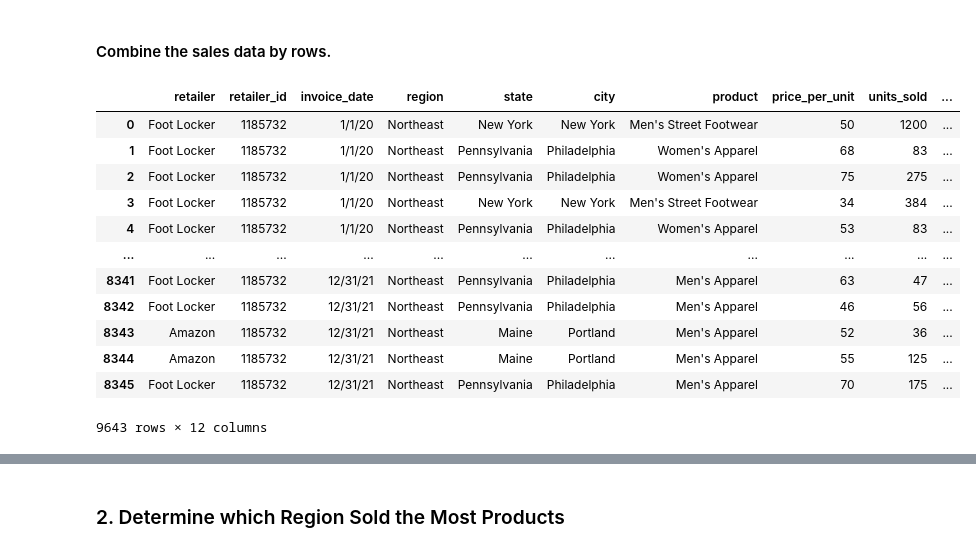
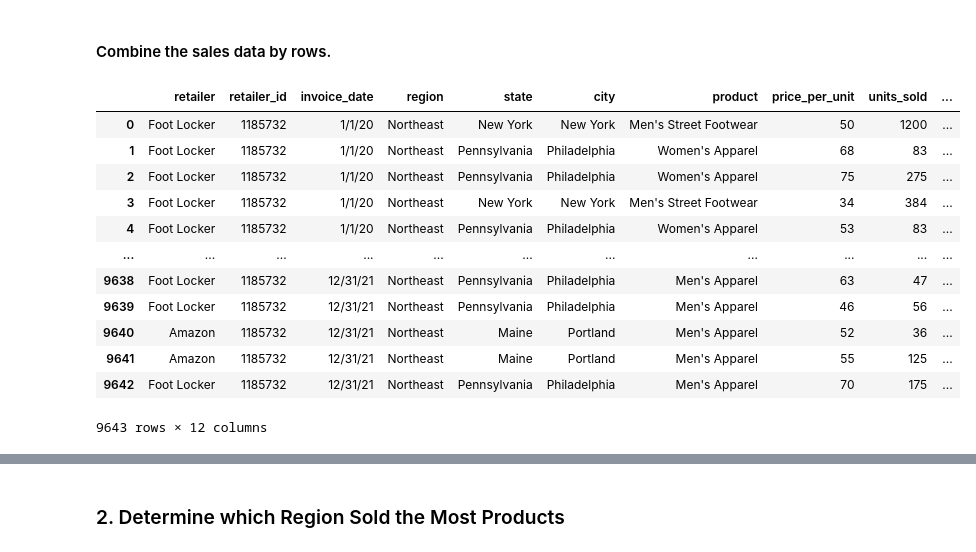
Before and after one commit to brian-campbell/athletic_sales_analysis, a Jupyter notebook: athletic_sales_analysis.ipynb, the cells around one changed output, grey strips where cells are left out. Drawn from its saved outputs; the diff is of its cells as text; code cells hidden in the pictures.

```diff
--- a/athletic_sales_analysis.ipynb
+++ b/athletic_sales_analysis.ipynb
@@ -96,24 +125,30 @@ memory usage: 782.6+ KB
 # %% [markdown]
 #### Combine the sales data by rows.
 # %%
+"""
+Combine the 2020 and 2021 data into a single dataframe. This does an inner join
+on the data using the 'concat' command from the Dataframe class. Then reset the
+index. This is done per the requirements of the challenge.
+"""
 # Combine the 2020 and 2021 sales DataFrames on the rows and reset the index.
 frames = [sales_2020_df, sales_2021_df]
 
-merged_df = pd.concat ( frames )
-merged_df.reset_index ()
+merged_df = pd.concat ( frames, join = 'inner', ignore_index = True )
+
+merged_df.reset_index ( drop = True )
 
 merged_df
 # %% [output]
 |  | retailer | retailer_id | invoice_date | region | state | city | product | price_per_unit | units_sold | ... |
 | 0 | Foot Locker | 1185732 | 1/1/20 | Northeast | New York | New York | Men's Street Footwear | 50 | 1200 | ... |
 | 1 | Foot Locker | 1185732 | 1/1/20 | Northeast | Pennsylvania | Philadelphia | Women's Apparel | 68 | 83 | ... |
 | 2 | Foot Locker | 1185732 | 1/1/20 | Northeast | Pennsylvania | Philadelphia | Women's Apparel | 75 | 275 | ... |
 | 3 | Foot Locker | 1185732 | 1/1/20 | Northeast | New York | New York | Men's Street Footwear | 34 | 384 | ... |
 | 4 | Foot Locker | 1185732 | 1/1/20 | Northeast | Pennsylvania | Philadelphia | Women's Apparel | 53 | 83 | ... |
 | ... | ... | ... | ... | ... | ... | ... | ... | ... | ... | ... |
-| 8341 | Foot Locker | 1185732 | 12/31/21 | Northeast | Pennsylvania | Philadelphia | Men's Apparel | 63 | 47 | ... |
-| 8342 | Foot Locker | 1185732 | 12/31/21 | Northeast | Pennsylvania | Philadelphia | Men's Apparel | 46 | 56 | ... |
-| 8343 | Amazon | 1185732 | 12/31/21 | Northeast | Maine | Portland | Men's Apparel | 52 | 36 | ... |
-| 8344 | Amazon | 1185732 | 12/31/21 | Northeast | Maine | Portland | Men's Apparel | 55 | 125 | ... |
-| 8345 | Foot Locker | 1185732 | 12/31/21 | Northeast | Pennsylvania | Philadelphia | Men's Apparel | 70 | 175 | ... |
+| 9638 | Foot Locker | 1185732 | 12/31/21 | Northeast | Pennsylvania | Philadelphia | Men's Apparel | 63 | 47 | ... |
+| 9639 | Foot Locker | 1185732 | 12/31/21 | Northeast | Pennsylvania | Philadelphia | Men's Apparel | 46 | 56 | ... |
+| 9640 | Amazon | 1185732 | 12/31/21 | Northeast | Maine | Portland | Men's Apparel | 52 | 36 | ... |
+| 9641 | Amazon | 1185732 | 12/31/21 | Northeast | Maine | Portland | Men's Apparel | 55 | 125 | ... |
+| 9642 | Foot Locker | 1185732 | 12/31/21 | Northeast | Pennsylvania | Philadelphia | Men's Apparel | 70 | 175 | ... |
 9643 rows × 12 columns
```
Also changed, not shown: parts of 37 cells of this notebook.
